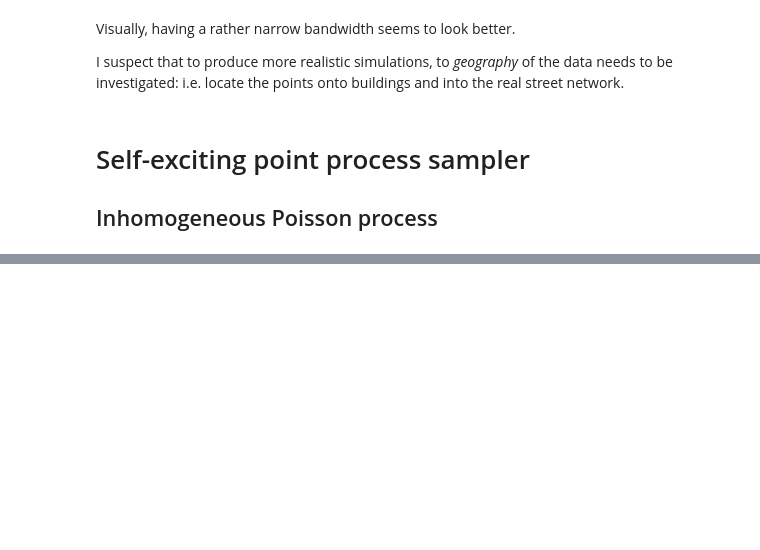
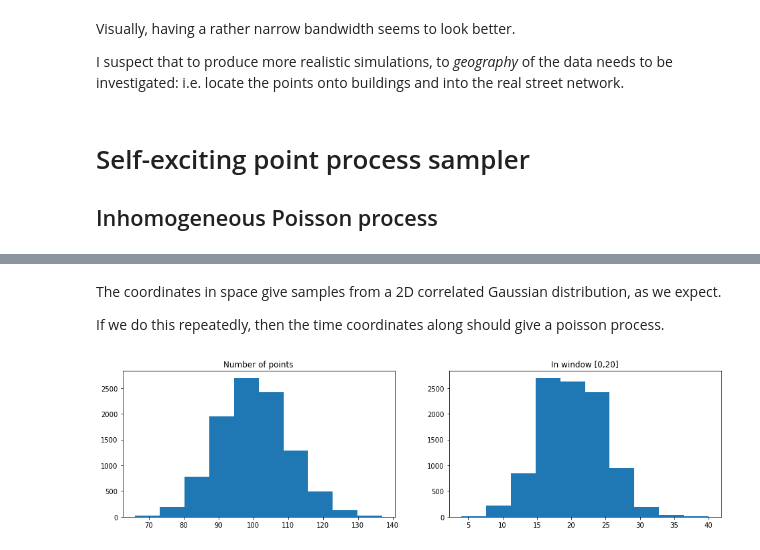
Before and after one commit to QuantCrimAtLeeds/PredictCode, a Jupyter notebook: Example Data Sets.ipynb, the cells around one changed output, grey strips where cells are left out. Cells and saved outputs as stored; diff of their text form; code cells hidden in the pictures; blank space fills up the shorter version.

```diff
--- a/Example Data Sets.ipynb
+++ b/Example Data Sets.ipynb
@@ -193,0 +215,19 @@ import open_cp.sources.sepp as sepp
+# %% [markdown]
+The coordinates in space give samples from a 2D correlated Gaussian distribution, as we expect.
+
+If we do this repeatedly, then the time coordinates along should give a poisson process.
+# %%
+counts = []
+window = []
+for _ in range(10000):
+    times = sampler.sample(0,100)[0]
+    counts.append(len(times))
+    window.append(np.sum(times <= 20))
+fig, ax = plt.subplots(ncols=2, figsize=(16, 4))
+ax[0].hist(counts)
+ax[0].set_title("Number of points")
+ax[1].hist(window)
+ax[1].set_title("In window [0,20]")
+None
+# %% [output]
+[figure, added]
```
Also changed, not shown: parts of 10 cells of this notebook, 2 other files.
